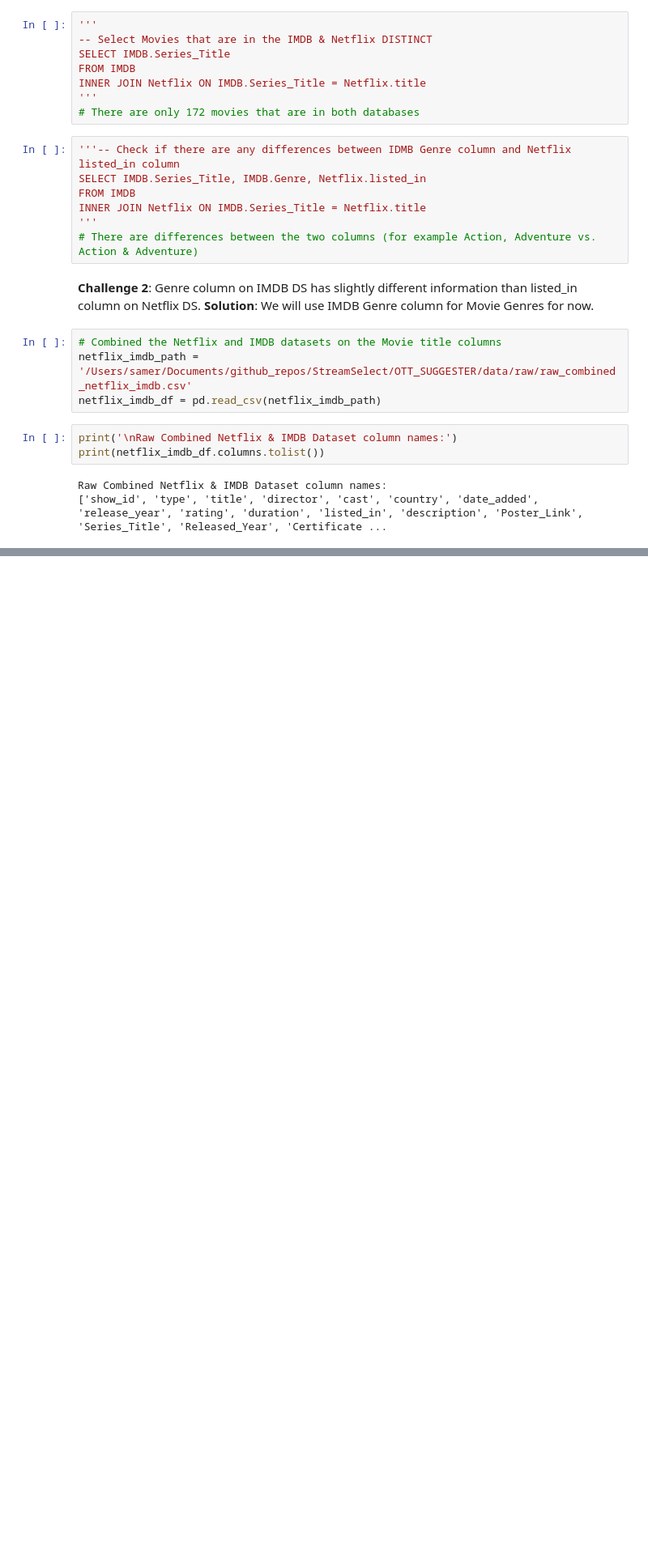
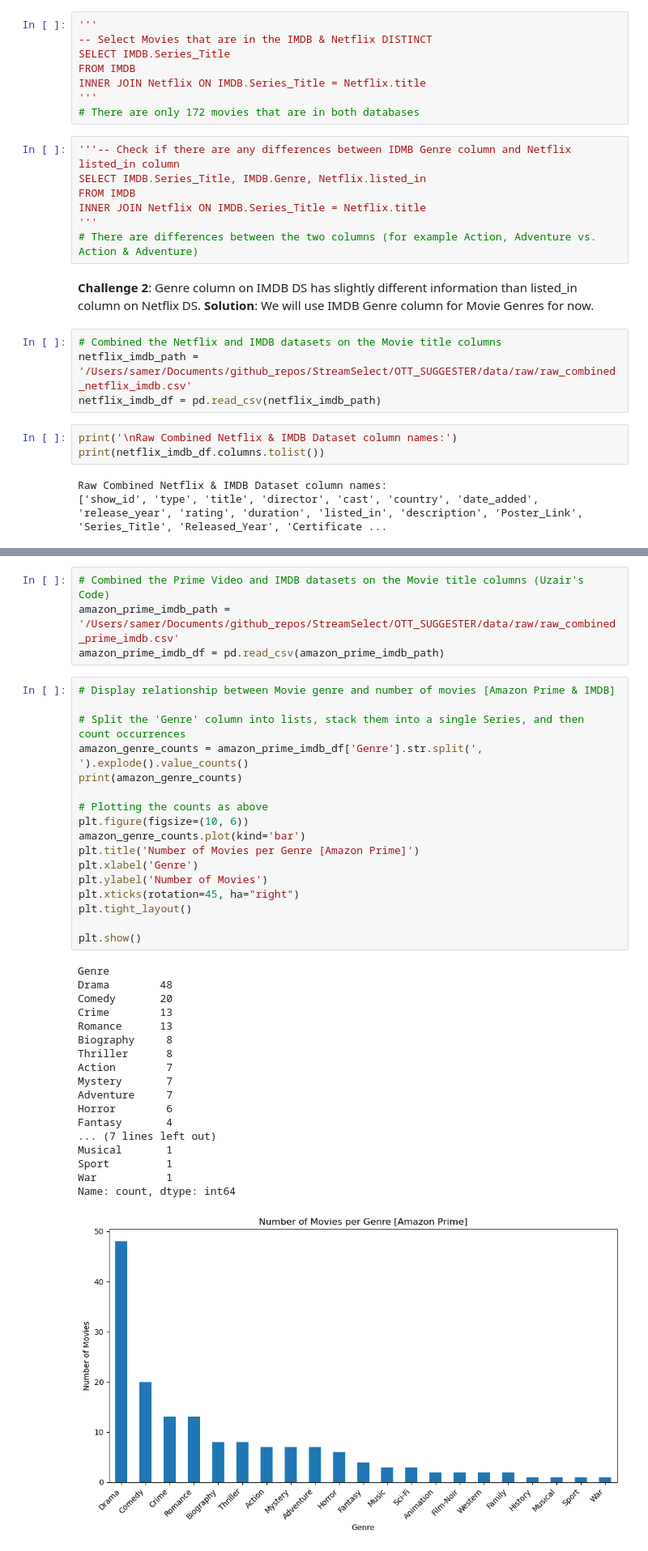
Before and after one commit to ulquyorra-11/Cinemalytics, a Jupyter notebook: notebooks/samer.ipynb, the cells around one changed output, grey strips where cells are left out. Shown at 81% size. Drawn from its saved outputs; the diff is of its cells as text; blank space fills up the shorter version.

```diff
--- a/notebooks/samer.ipynb
+++ b/notebooks/samer.ipynb
@@ -122,0 +124,40 @@ Name: count, dtype: int64
+# %%
+# Combined the Prime Video and IMDB datasets on the Movie title columns (Uzair's Code)
+amazon_prime_imdb_path = '/Users/samer/Documents/github_repos/StreamSelect/OTT_SUGGESTER/data/raw/raw_combined_prime_imdb.csv'
+amazon_prime_imdb_df = pd.read_csv(amazon_prime_imdb_path)
+# %%
+# Display relationship between Movie genre and number of movies [Amazon Prime & IMDB]
+
+# Split the 'Genre' column into lists, stack them into a single Series, and then count occurrences
+amazon_genre_counts = amazon_prime_imdb_df['Genre'].str.split(', ').explode().value_counts()
+print(amazon_genre_counts)
+
+# Plotting the counts as above
+plt.figure(figsize=(10, 6))
+amazon_genre_counts.plot(kind='bar')
+plt.title('Number of Movies per Genre [Amazon Prime]')
+plt.xlabel('Genre')
+plt.ylabel('Number of Movies')
+plt.xticks(rotation=45, ha="right")
+plt.tight_layout()
+
+plt.show()
+# %% [output]
+Genre
+Drama        48
+Comedy       20
+Crime        13
+Romance      13
+Biography     8
+Thriller      8
+Action        7
+Mystery       7
+Adventure     7
+Horror        6
+Fantasy       4
+... (7 lines left out)
+Musical       1
+Sport         1
+War           1
+Name: count, dtype: int64
+[figure, added]
```
Also changed, not shown: parts of 6 cells of this notebook.
